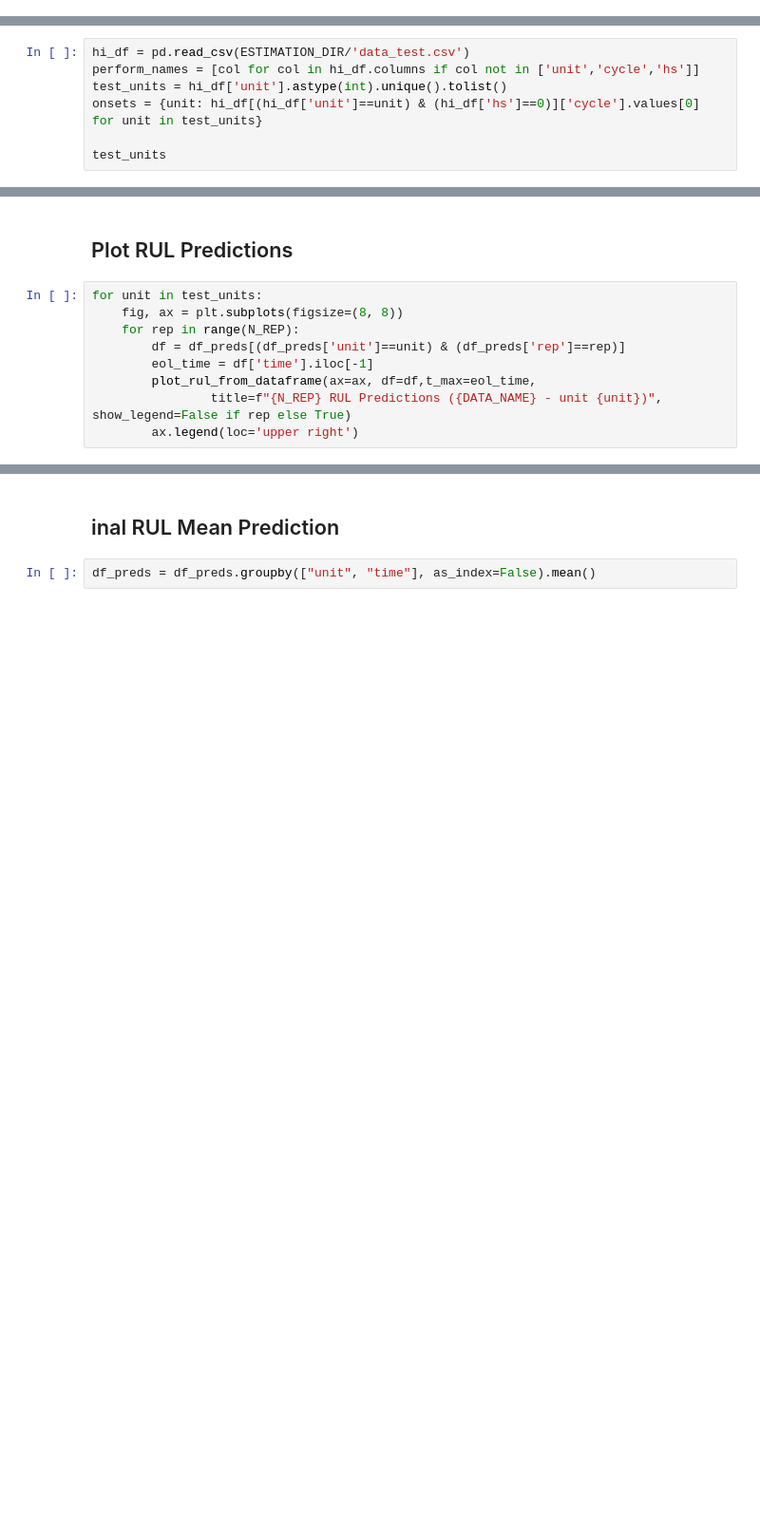
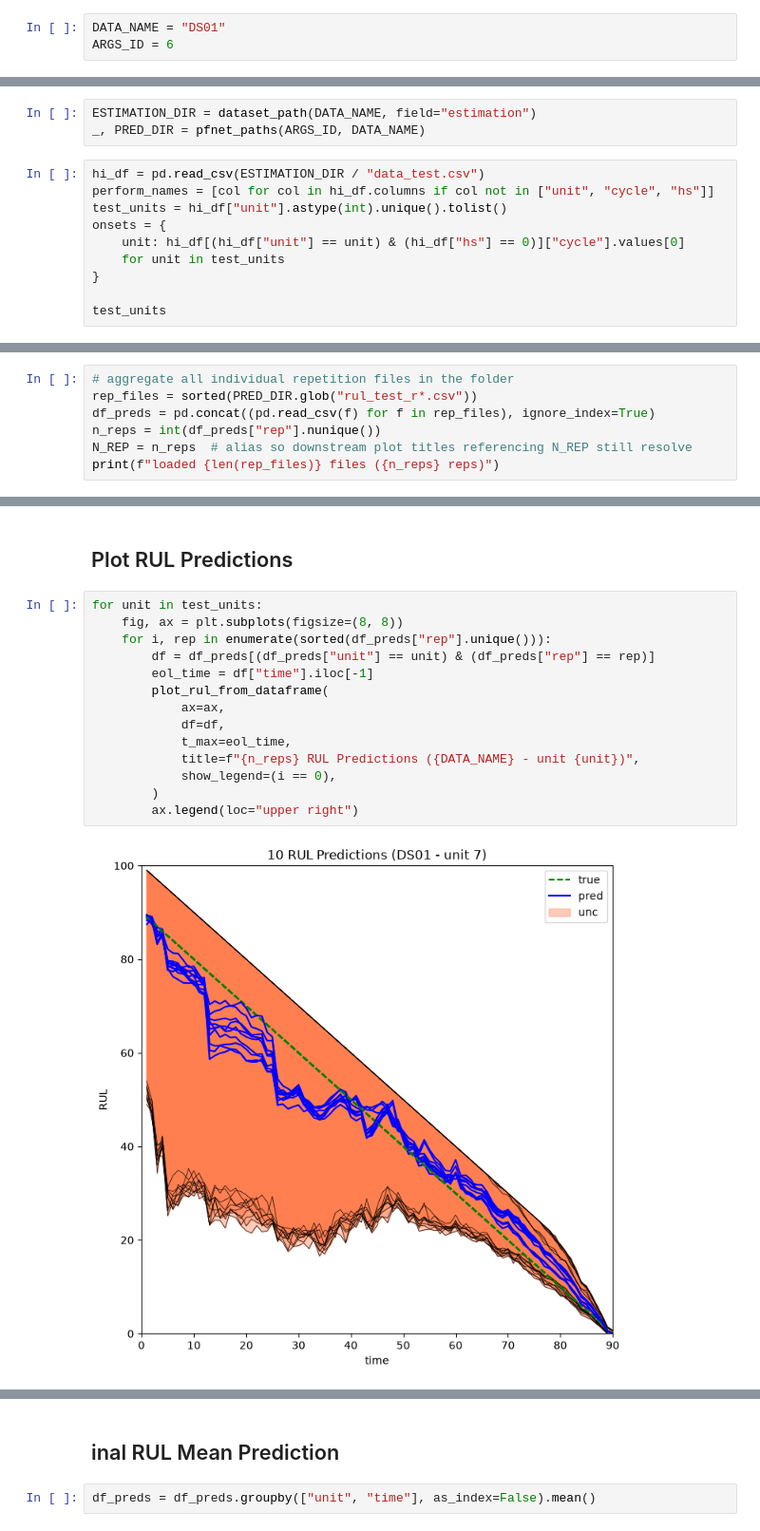
Before and after one commit to 4belito/deep-performance-rul, a Jupyter notebook: 6p-rul_test_rep_plot.ipynb, the cells around one changed output, grey strips where cells are left out. Shown at 95% size. Drawn from its saved outputs; the diff is of its cells as text; blank space fills up the shorter version.

```diff
--- a/6p-rul_test_rep_plot.ipynb
+++ b/6p-rul_test_rep_plot.ipynb
@@ -10,9 +11,18 @@ from experiment_config import DATA_NAME, N_REP,PRED_DIR,ESTIMATION_DIR
+# %%
+DATA_NAME = "DS01"
+ARGS_ID = 6
 # %% [markdown]
 ## Import test data
+# %%
+ESTIMATION_DIR = dataset_path(DATA_NAME, field="estimation")
+_, PRED_DIR = pfnet_paths(ARGS_ID, DATA_NAME)
 # %%
-hi_df = pd.read_csv(ESTIMATION_DIR/'data_test.csv')
-perform_names = [col for col in hi_df.columns if col not in ['unit','cycle','hs']]
-test_units = hi_df['unit'].astype(int).unique().tolist()
-onsets = {unit: hi_df[(hi_df['unit']==unit) & (hi_df['hs']==0)]['cycle'].values[0] for unit in test_units}
+hi_df = pd.read_csv(ESTIMATION_DIR / "data_test.csv")
+perform_names = [col for col in hi_df.columns if col not in ["unit", "cycle", "hs"]]
+test_units = hi_df["unit"].astype(int).unique().tolist()
+onsets = {
+    unit: hi_df[(hi_df["unit"] == unit) & (hi_df["hs"] == 0)]["cycle"].values[0]
+    for unit in test_units
+}
 
 test_units
@@ -22,0 +33,7 @@ df_preds = pd.read_csv(PRED_DIR /f"rul_test_rep{N_REP}.csv")
+# %%
+# aggregate all individual repetition files in the folder
+rep_files = sorted(PRED_DIR.glob("rul_test_r*.csv"))
+df_preds = pd.concat((pd.read_csv(f) for f in rep_files), ignore_index=True)
+n_reps = int(df_preds["rep"].nunique())
+N_REP = n_reps  # alias so downstream plot titles referencing N_REP still resolve
+print(f"loaded {len(rep_files)} files ({n_reps} reps)")
@@ -25,9 +44,16 @@ df_preds = pd.read_csv(PRED_DIR /f"rul_test_rep{N_REP}.csv")
 # %%
 for unit in test_units:
     fig, ax = plt.subplots(figsize=(8, 8))
-    for rep in range(N_REP):
-        df = df_preds[(df_preds['unit']==unit) & (df_preds['rep']==rep)]
-        eol_time = df['time'].iloc[-1]
-        plot_rul_from_dataframe(ax=ax, df=df,t_max=eol_time,
-                title=f"{N_REP} RUL Predictions ({DATA_NAME} - unit {unit})", show_legend=False if rep else True)
-        ax.legend(loc='upper right')
+    for i, rep in enumerate(sorted(df_preds["rep"].unique())):
+        df = df_preds[(df_preds["unit"] == unit) & (df_preds["rep"] == rep)]
+        eol_time = df["time"].iloc[-1]
+        plot_rul_from_dataframe(
+            ax=ax,
+            df=df,
+            t_max=eol_time,
+            title=f"{n_reps} RUL Predictions ({DATA_NAME} - unit {unit})",
+            show_legend=(i == 0),
+        )
+        ax.legend(loc="upper right")
+# %% [output]
+[figure, added]
```
Also changed, not shown: parts of 8 cells of this notebook, 38 other files.
